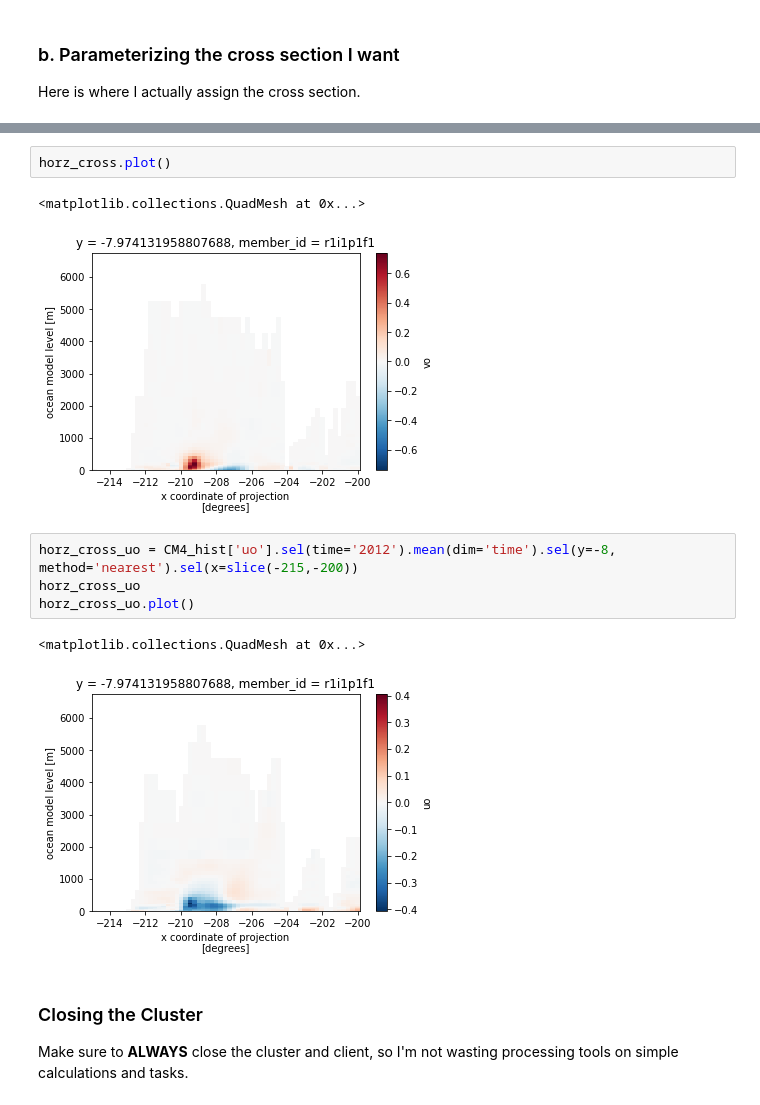
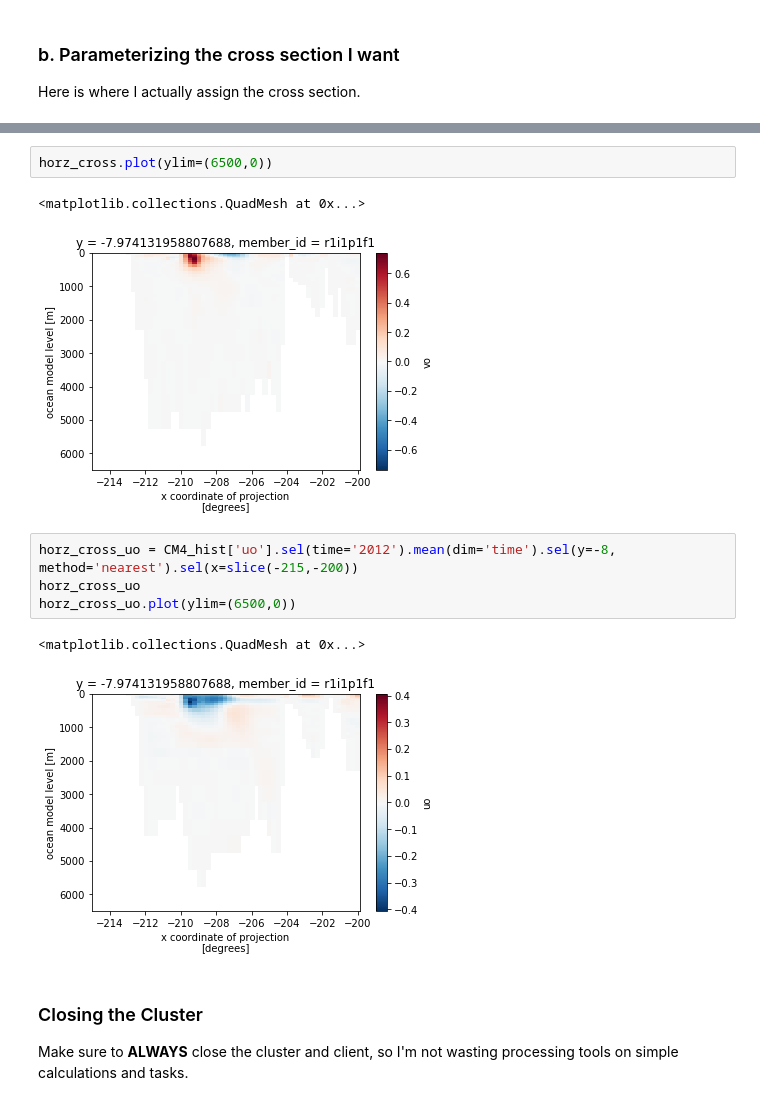
Before and after one commit to disandroa/Example-Notebooks, a Jupyter notebook: Initial Calculations/cm4_vo_plot.ipynb, the cells around one changed output, grey strips where cells are left out. Saved outputs shown, nothing was run; the diff lists cells and outputs as text.

```diff
--- a/Initial Calculations/cm4_vo_plot.ipynb
+++ b/Initial Calculations/cm4_vo_plot.ipynb
@@ -348,17 +348,17 @@ degrees
 array(['r1i1p1f1'], dtype='<U8')
 Attributes: (0)
 # %%
-horz_cross.plot()
+horz_cross.plot(ylim=(6500,0))
 # %% [output]
 <matplotlib.collections.QuadMesh at 0x...>
-[figure, old version]
+[figure, new version]
 # %%
 horz_cross_uo = CM4_hist['uo'].sel(time='2012').mean(dim='time').sel(y=-8, method='nearest').sel(x=slice(-215,-200))
 horz_cross_uo
-horz_cross_uo.plot()
+horz_cross_uo.plot(ylim=(6500,0))
 # %% [output]
 <matplotlib.collections.QuadMesh at 0x...>
-[figure, old version]
+[figure, new version]
 # %% [markdown]
 ### Closing the Cluster
 Make sure to **ALWAYS** close the cluster and client, so I'm not wasting processing tools on simple calculations and tasks.
```
